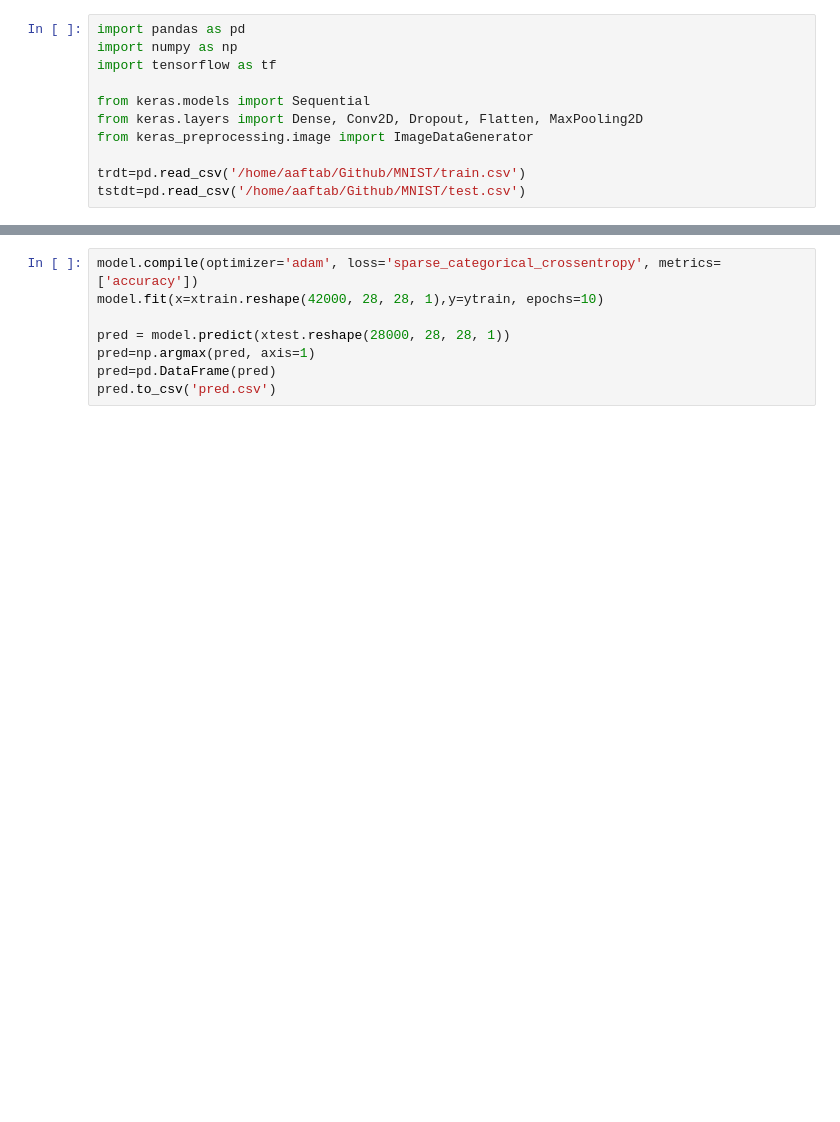
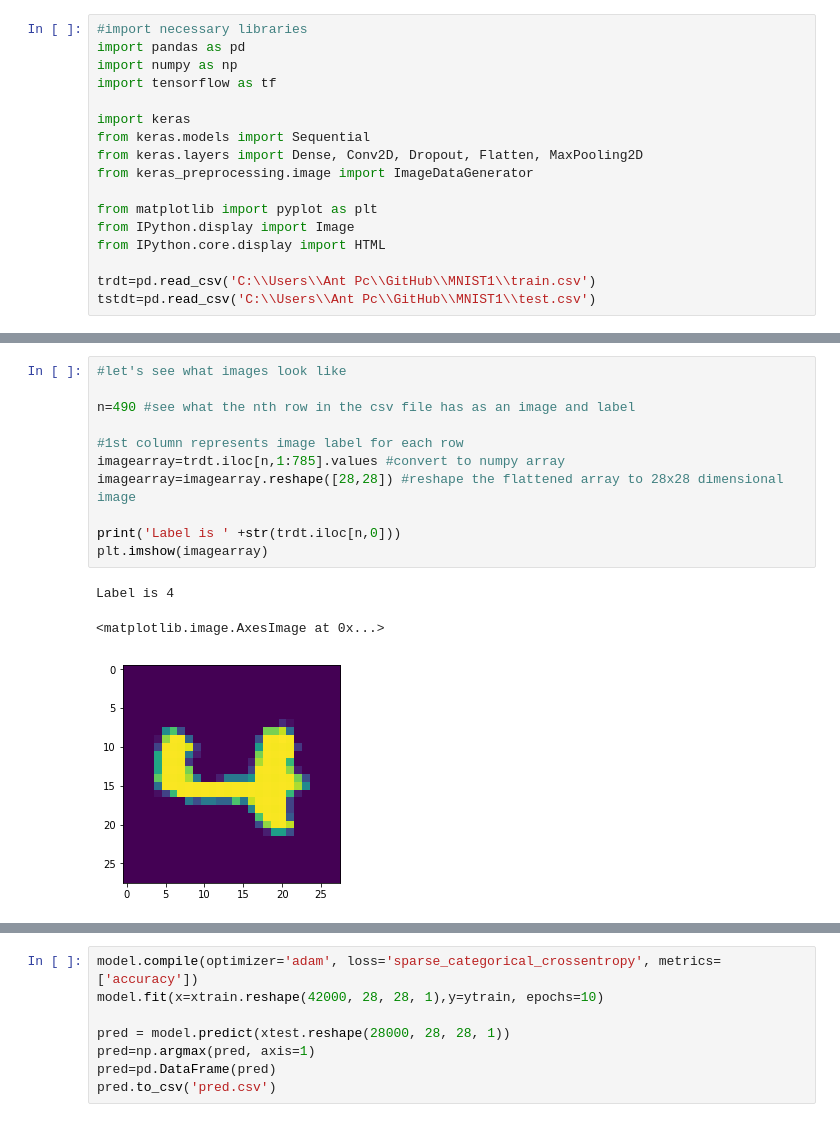
Before and after one commit to mohammadaaftabv/MNIST-Classification, a Jupyter notebook: Kagglesol.ipynb, the cells around one changed output, grey strips where cells are left out. Cells and saved outputs as stored; diff of their text form; blank space fills up the shorter version.

Commit message:
MNIST Classificatrion done.

```diff
--- a/Kagglesol.ipynb
+++ b/Kagglesol.ipynb
@@ -1,11 +1,17 @@
 # %%
+#import necessary libraries
 import pandas as pd
 import numpy as np
 import tensorflow as tf
 
+import keras
 from keras.models import Sequential
 from keras.layers import Dense, Conv2D, Dropout, Flatten, MaxPooling2D
 from keras_preprocessing.image import ImageDataGenerator
 
-trdt=pd.read_csv('/home/aaftab/Github/MNIST/train.csv')
-tstdt=pd.read_csv('/home/aaftab/Github/MNIST/test.csv')
+from matplotlib import pyplot as plt
+from IPython.display import Image
+from IPython.core.display import HTML
+
+trdt=pd.read_csv('C:\\Users\\Ant Pc\\GitHub\\MNIST1\\train.csv')
+tstdt=pd.read_csv('C:\\Users\\Ant Pc\\GitHub\\MNIST1\\test.csv')
@@ -43,0 +35,15 @@ WARNING:tensorflow:From /home/aaftab/anaconda3/lib/python3.7/site-packages/keras
+# %%
+#let's see what images look like
+
+n=490 #see what the nth row in the csv file has as an image and label
+
+#1st column represents image label for each row
+imagearray=trdt.iloc[n,1:785].values #convert to numpy array
+imagearray=imagearray.reshape([28,28]) #reshape the flattened array to 28x28 dimensional image
+
+print('Label is ' +str(trdt.iloc[n,0]))
+plt.imshow(imagearray)
+# %% [output]
+Label is 4
+<matplotlib.image.AxesImage at 0x...>
+[figure, added]
```
Also changed, not shown: parts of 44 cells of this notebook, 7 other files.
